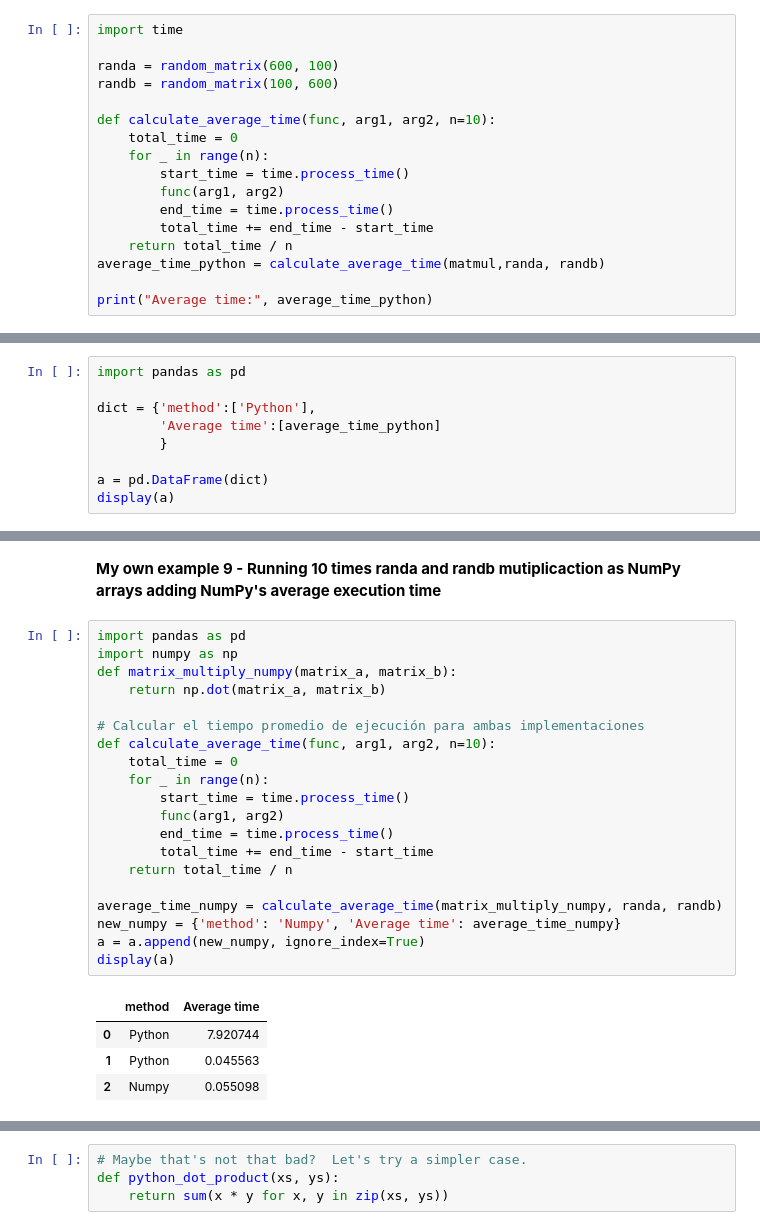
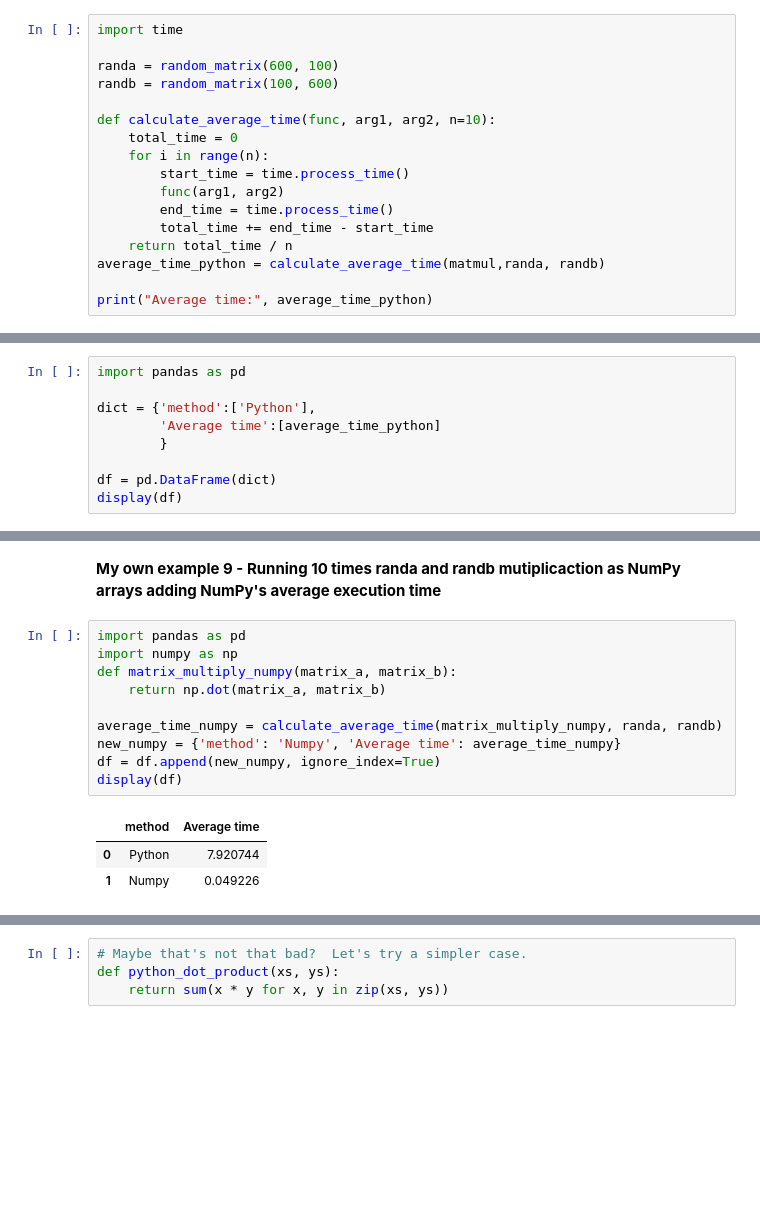
Before and after one commit to jtndavid/MetNumUN2023II, a Jupyter notebook: Lab2/jvelosal_Lab2.ipynb, the cells around one changed output, grey strips where cells are left out. Drawn from its saved outputs; the diff is of its cells as text; blank space fills up the shorter version.

```diff
--- a/Lab2/jvelosal_Lab2.ipynb
+++ b/Lab2/jvelosal_Lab2.ipynb
@@ -325,7 +325,7 @@ randb = random_matrix(100, 600)
 
 def calculate_average_time(func, arg1, arg2, n=10):
     total_time = 0
-    for _ in range(n):
+    for i in range(n):
         start_time = time.process_time()
         func(arg1, arg2)
         end_time = time.process_time()
@@ -345,8 +345,8 @@ dict = {'method':['Python'],
         'Average time':[average_time_python]
         }
 
-a = pd.DataFrame(dict)
-display(a)
+df = pd.DataFrame(dict)
+display(df)
 # %% [output]
 |  | method | Average time |
 | 0 | Python | 7.920744 |
@@ -355,28 +355,17 @@ display(a)
 # %%
 import pandas as pd
 import numpy as np
 def matrix_multiply_numpy(matrix_a, matrix_b):
     return np.dot(matrix_a, matrix_b)
 
-# Calcular el tiempo promedio de ejecución para ambas implementaciones
-def calculate_average_time(func, arg1, arg2, n=10):
-    total_time = 0
-    for _ in range(n):
-        start_time = time.process_time()
-        func(arg1, arg2)
-        end_time = time.process_time()
-        total_time += end_time - start_time
-    return total_time / n
-
 average_time_numpy = calculate_average_time(matrix_multiply_numpy, randa, randb)
 new_numpy = {'method': 'Numpy', 'Average time': average_time_numpy}
-a = a.append(new_numpy, ignore_index=True)
-display(a)
+df = df.append(new_numpy, ignore_index=True)
+display(df)
 # %% [output]
 |  | method | Average time |
 | 0 | Python | 7.920744 |
-| 1 | Python | 0.045563 |
-| 2 | Numpy | 0.055098 |
+| 1 | Numpy | 0.049226 |
 # %%
 %%time
 randa = random_matrix(600, 100)
```
Also changed, not shown: parts of 6 cells of this notebook.
